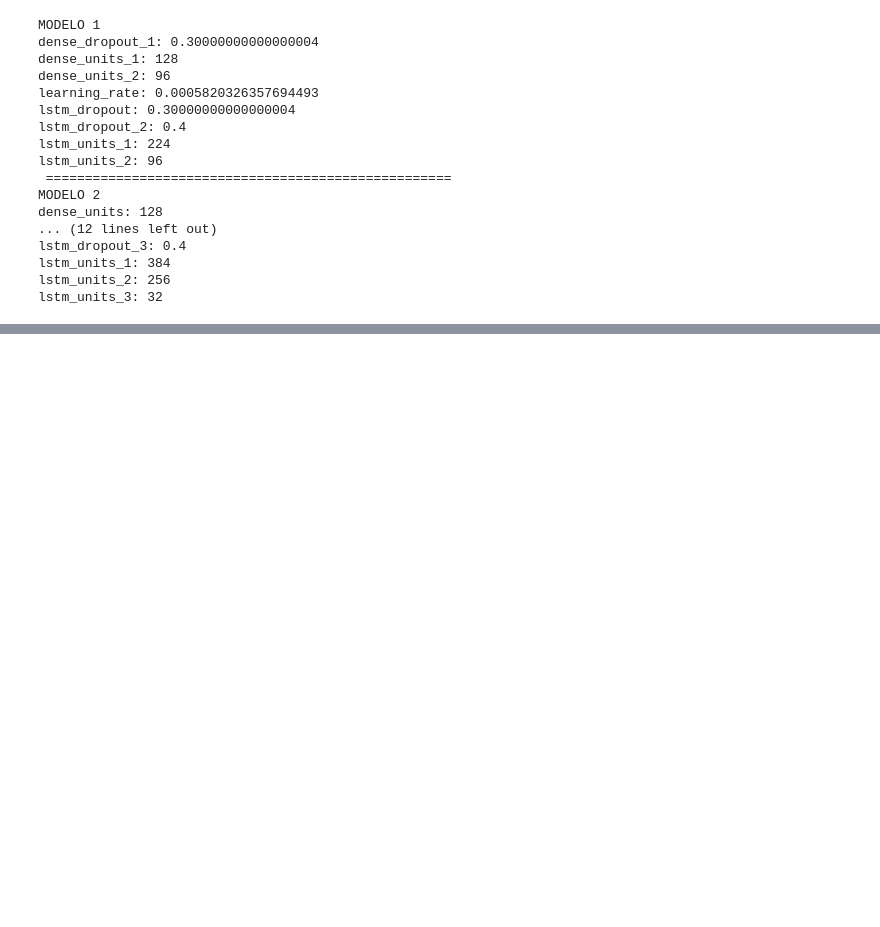
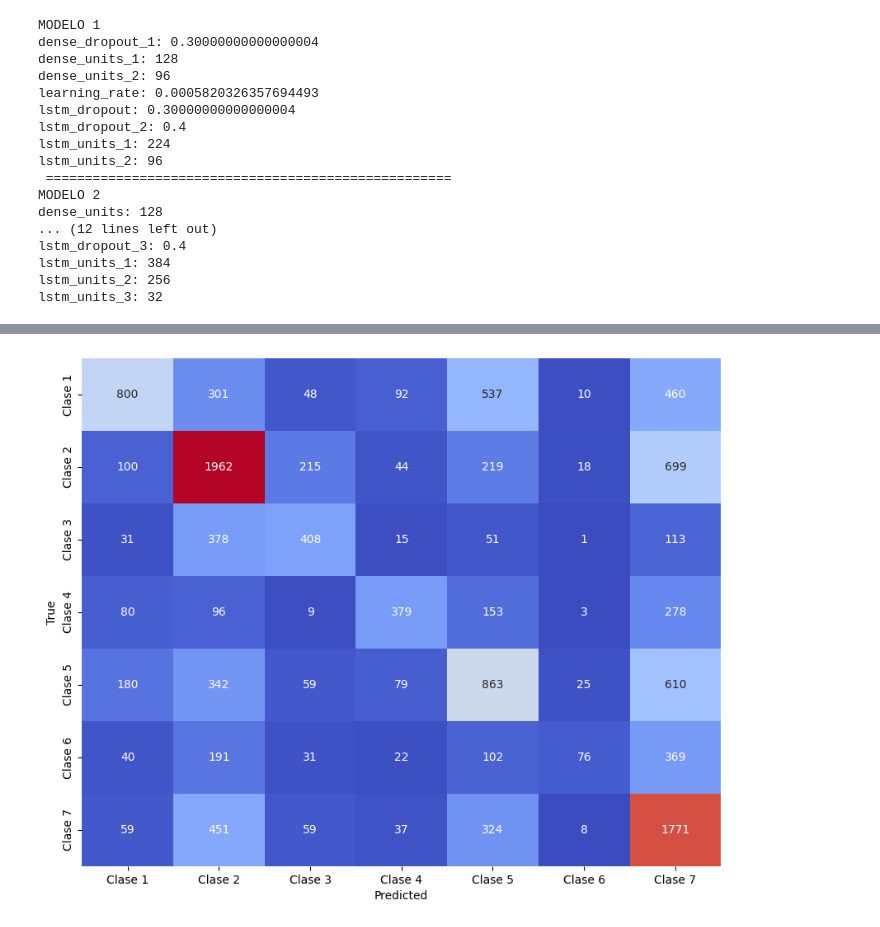
Before and after one commit to jcguerra10/SentimentRecognition, a Jupyter notebook: jupyter/models/LSTM_GloVe_text_sentiment_analysis.ipynb, the cells around one changed output, grey strips where cells are left out. Saved outputs shown, nothing was run; the diff lists cells and outputs as text; code cells hidden in the pictures; blank space fills up the shorter version.

```diff
--- a/jupyter/models/LSTM_GloVe_text_sentiment_analysis.ipynb
+++ b/jupyter/models/LSTM_GloVe_text_sentiment_analysis.ipynb
@@ -945,0 +1074,4 @@ Test Accuracy: 0.46976813673973083
+# %%
+plot_heatmap(y_pred_GloveLstmDoCnn, y_test_np, labels)
+# %% [output]
+[figure, added]
```
Also changed, not shown: parts of 21 cells of this notebook, 9 other files.
